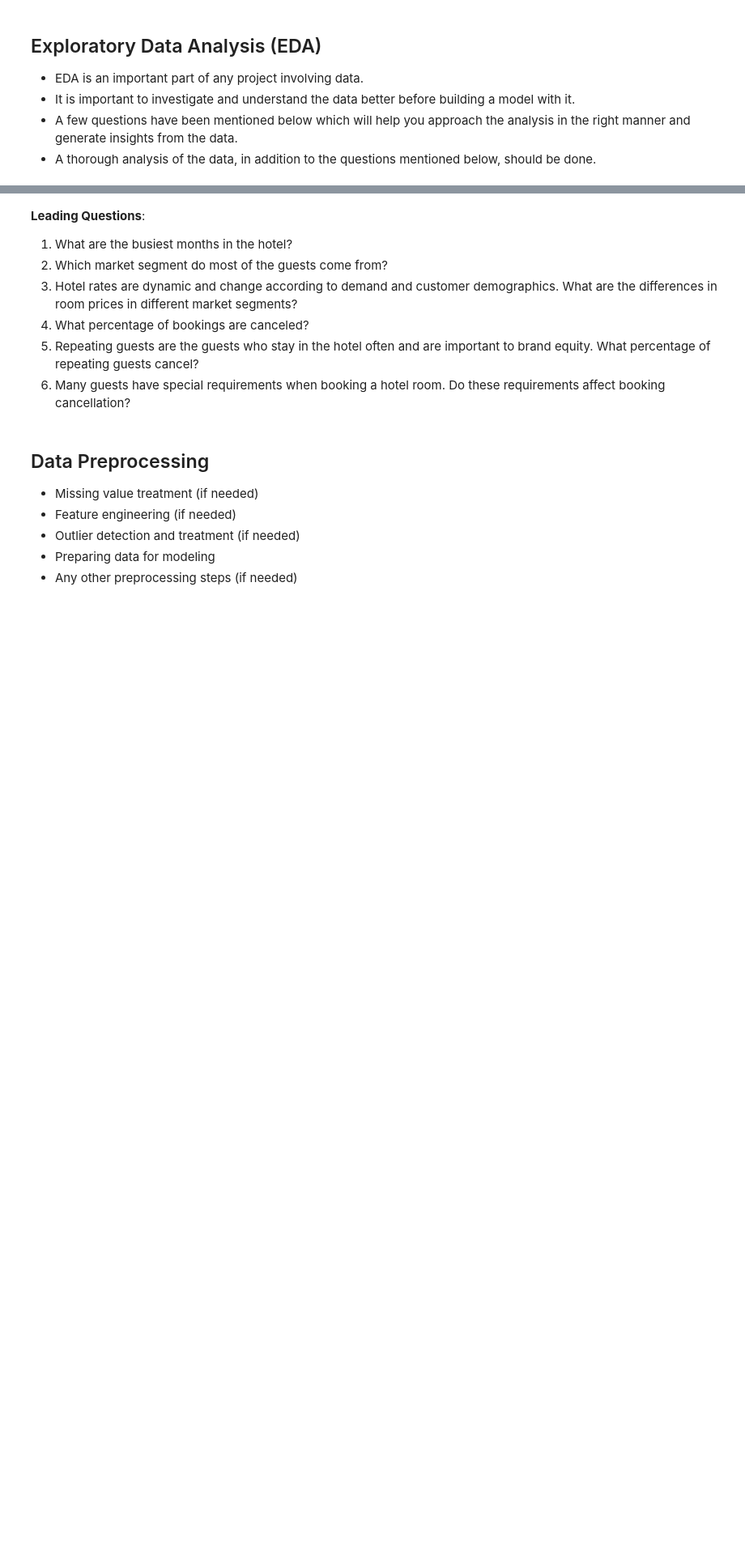
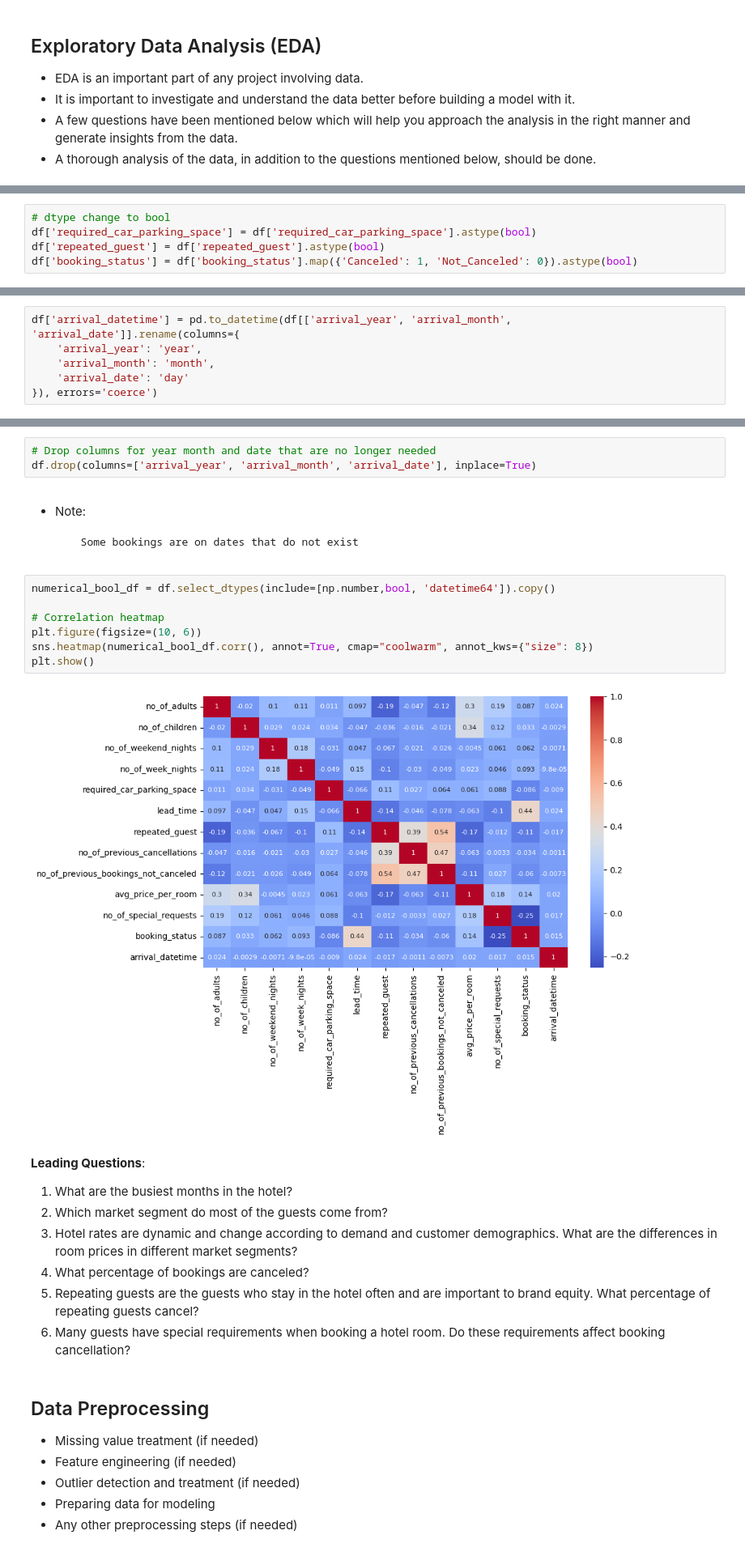
Before and after one commit to DataScience-BusinessAnalitics/INN-Hotels---Problem-Statement, a Jupyter notebook: Project_SLC_DSBA_INNHotels_FullCode-1.ipynb, the cells around one changed output, grey strips where cells are left out. Shown: that part at 81% size. Saved outputs shown, nothing was run; the diff lists cells and outputs as text; blank space fills up the shorter version.

```diff
--- a/Project_SLC_DSBA_INNHotels_FullCode-1.ipynb
+++ b/Project_SLC_DSBA_INNHotels_FullCode-1.ipynb
@@ -84,0 +263,5 @@ from xgboost import XGBClassifier  # XGBoost for boosting performance
+# %%
+# dtype change to bool
+df['required_car_parking_space'] = df['required_car_parking_space'].astype(bool)
+df['repeated_guest'] = df['repeated_guest'].astype(bool)
+df['booking_status'] = df['booking_status'].map({'Canceled': 1, 'Not_Canceled': 0}).astype(bool)
@@ -84,0 +271,6 @@ from xgboost import XGBClassifier  # XGBoost for boosting performance
+# %%
+df['arrival_datetime'] = pd.to_datetime(df[['arrival_year', 'arrival_month', 'arrival_date']].rename(columns={
+    'arrival_year': 'year',
+    'arrival_month': 'month',
+    'arrival_date': 'day'
+}), errors='coerce')
@@ -85,3 +283,19 @@ from xgboost import XGBClassifier  # XGBoost for boosting performance
+# %%
+# Drop columns for year month and date that are no longer needed
+df.drop(columns=['arrival_year', 'arrival_month', 'arrival_date'], inplace=True)
+# %% [markdown]
+- Note:
+
+        Some bookings are on dates that do not exist
+# %%
+numerical_bool_df = df.select_dtypes(include=[np.number,bool, 'datetime64']).copy()
+
+# Correlation heatmap
+plt.figure(figsize=(10, 6))
+sns.heatmap(numerical_bool_df.corr(), annot=True, cmap="coolwarm", annot_kws={"size": 8})
+plt.show()
+# %% [output]
+[figure, added]
 # %% [markdown]
 **Leading Questions**:
 1. What are the busiest months in the hotel?
```
Also changed, not shown: parts of 18 cells of this notebook, 1 other file.
